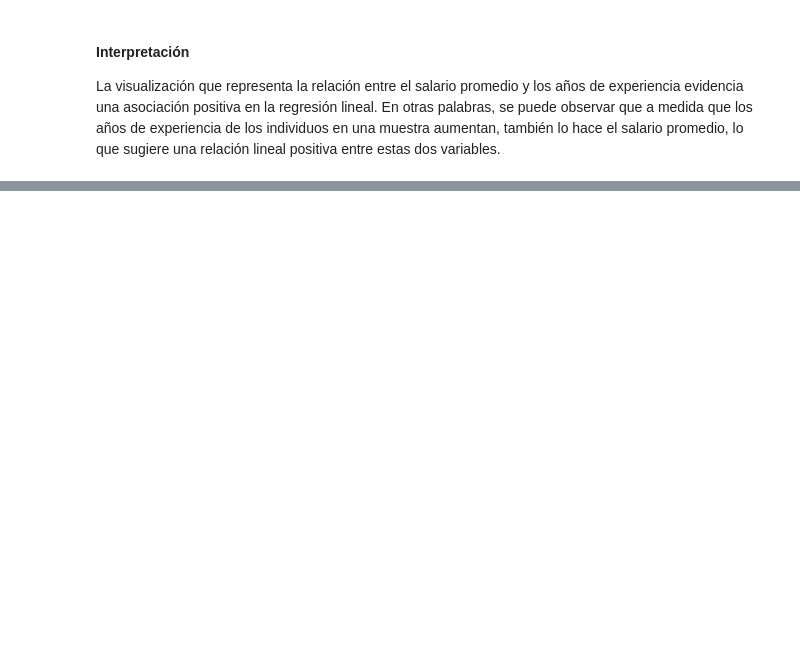
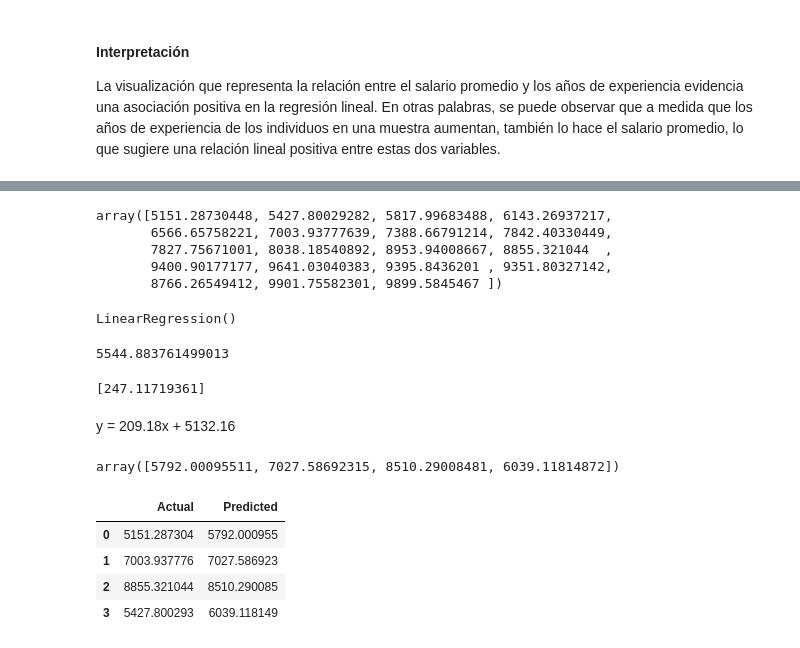
Before and after one commit to CarlosARossi/dataScienceCoder, a Jupyter notebook: ProyectoDS_ParteI_+Rossi.ipynb, the cells around one changed output, grey strips where cells are left out. Drawn from its saved outputs; the diff is of its cells as text; code cells hidden in the pictures; blank space fills up the shorter version.

```diff
--- a/ProyectoDS_ParteI_+Rossi.ipynb
+++ b/ProyectoDS_ParteI_+Rossi.ipynb
@@ -193,0 +232,4 @@ La visualización que representa la relación entre el salario promedio y los a
+# %%
+#Preparación de datos
+x = filtered_salaries.iloc[:, :-1].values
+y = filtered_salaries.iloc[:, 1].values
@@ -193,0 +258,47 @@ La visualización que representa la relación entre el salario promedio y los a
+# %%
+y
+# %% [output]
+array([5151.28730448, 5427.80029282, 5817.99683488, 6143.26937217,
+       6566.65758221, 7003.93777639, 7388.66791214, 7842.40330449,
+       7827.75671001, 8038.18540892, 8953.94008667, 8855.321044  ,
+       9400.90177177, 9641.03040383, 9395.8436201 , 9351.80327142,
+       8766.26549412, 9901.75582301, 9899.5845467 ])
+# %%
+#Creación del modelo
+from sklearn.model_selection import train_test_split #Ayuda a dividir el dataset en conjuntos de entrenamiento y conjunto de prueba
+x_train, x_test, y_train, y_test = train_test_split(x, y, test_size=0.2, random_state=42) # El conjunto de prueba tiene el 20% de los datos
+# %%
+#Entreno al modelo
+from sklearn.linear_model import LinearRegression
+regressor = LinearRegression()
+regressor.fit(x_train, y_train) #Representa al 80% de los datos que no se utilizaron para el conjunto de pruebas
+# %% [output]
+LinearRegression()
+# %%
+#Recuperamos la intersección
+print(regressor.intercept_)
+# %% [output]
+5544.883761499013
+# %%
+#Recuperamos la pendiente
+print(regressor.coef_)
+# %% [output]
+[247.11719361]
+# %% [markdown]
+y = 209.18x + 5132.16
+# %%
+#Comenzamos con las predicciones
+y_pred = regressor.predict(x_test)
+y_pred
+# %% [output]
+array([5792.00095511, 7027.58692315, 8510.29008481, 6039.11814872])
+# %%
+#Convertimos en df la salida
+df = pd.DataFrame({'Actual': y_test, 'Predicted': y_pred})
+df
+# %% [output]
+|  | Actual | Predicted |
+| 0 | 5151.287304 | 5792.000955 |
+| 1 | 7003.937776 | 7027.586923 |
+| 2 | 8855.321044 | 8510.290085 |
+| 3 | 5427.800293 | 6039.118149 |
```
Also changed, not shown: parts of 9 cells of this notebook.
